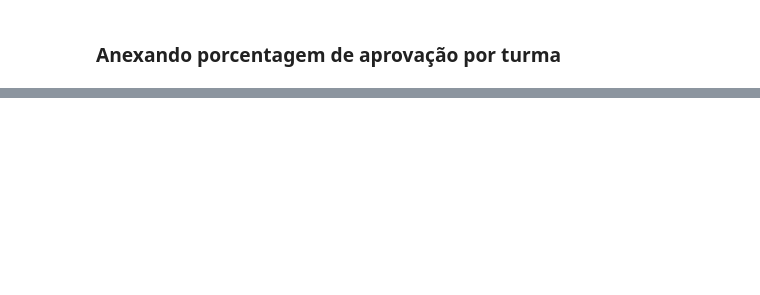
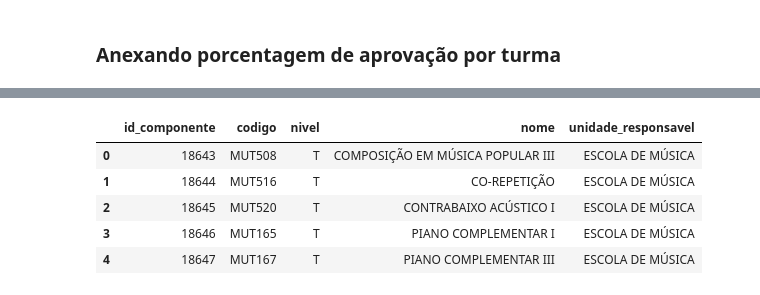
Before and after one commit to Ahrkano/Projeto_Probabilidade, a Jupyter notebook: Projeto 2.ipynb, the cells around one changed output, grey strips where cells are left out. Cells and saved outputs as stored; diff of their text form; code cells hidden in the pictures; blank space fills up the shorter version.

```diff
--- a/Projeto 2.ipynb
+++ b/Projeto 2.ipynb
@@ -221,0 +240,9 @@ avaliacao_turma.head()
+# %%
+disciplinas.head()
+# %% [output]
+|  | id_componente | codigo | nivel | nome | unidade_responsavel |
+| 0 | 18643 | MUT508 | T | COMPOSIÇÃO EM MÚSICA POPULAR III | ESCOLA DE MÚSICA |
+| 1 | 18644 | MUT516 | T | CO-REPETIÇÃO | ESCOLA DE MÚSICA |
+| 2 | 18645 | MUT520 | T | CONTRABAIXO ACÚSTICO I | ESCOLA DE MÚSICA |
+| 3 | 18646 | MUT165 | T | PIANO COMPLEMENTAR I | ESCOLA DE MÚSICA |
+| 4 | 18647 | MUT167 | T | PIANO COMPLEMENTAR III | ESCOLA DE MÚSICA |
```
Also changed, not shown: parts of 2 cells of this notebook.
